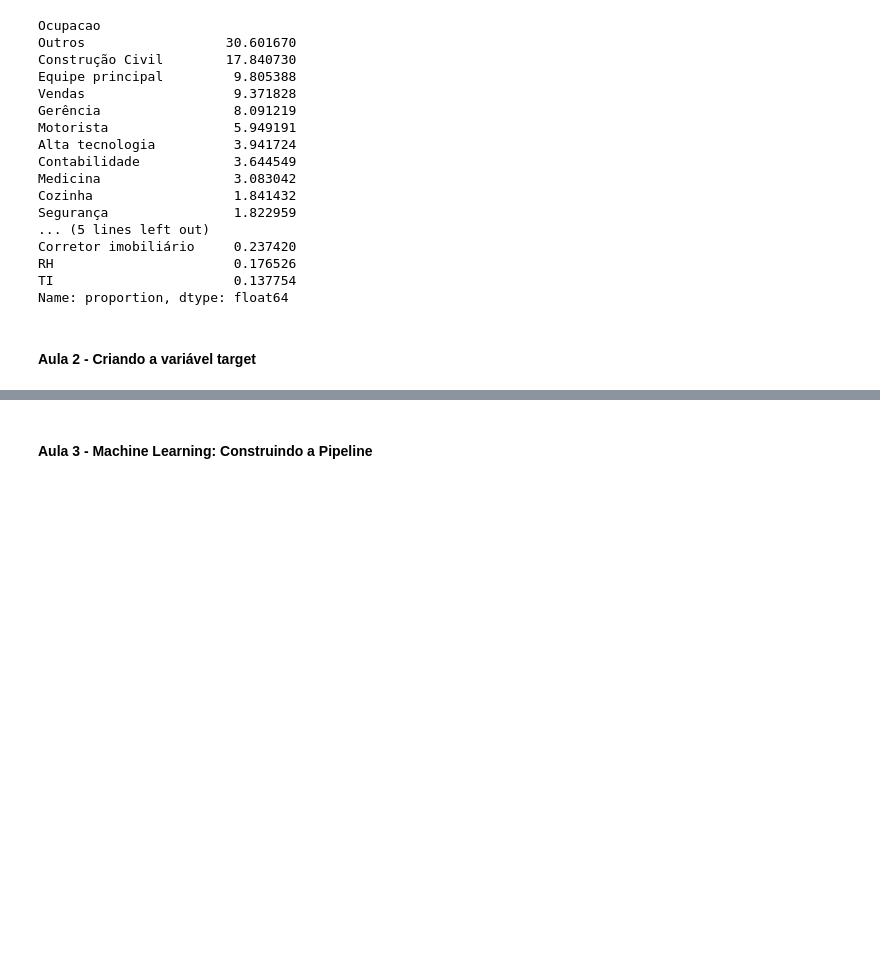
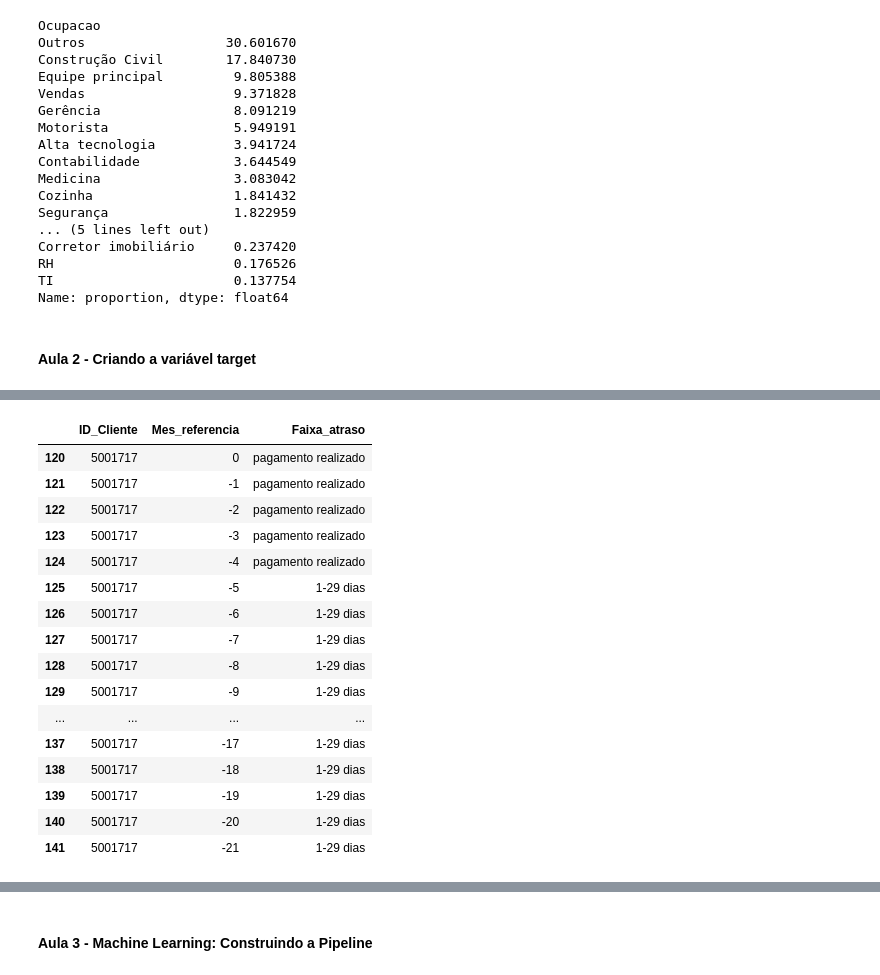
Before and after one commit to RicardViana/fiap-data-viz-and-production-models, a Jupyter notebook: deploy_de_aplicacoes.ipynb, the cells around one changed output, grey strips where cells are left out. Drawn from its saved outputs; the diff is of its cells as text; code cells hidden in the pictures; blank space fills up the shorter version.

```diff
--- a/deploy_de_aplicacoes.ipynb
+++ b/deploy_de_aplicacoes.ipynb
@@ -427,3 +427,8 @@ TI                       0.137754
 Name: proportion, dtype: float64
 # %% [markdown]
 #### **Aula 2 - Criando a variável target**
+# %%
+# Importar dados cadastrado
+
+link = 'https://raw.githubusercontent.com/FIAP/Pos_Tech_DTAT/dd201a034223a16732c6f639b40600b26bd3129c/dados/clientes_aprovados.csv'
+aprovados = pd.read_csv(link, sep= ",")
@@ -429,0 +461,22 @@ Name: proportion, dtype: float64
+# %%
+# Fazer o filtro usando .query
+
+aprovados.query('ID_Cliente == 5001717')
+# %% [output]
+|  | ID_Cliente | Mes_referencia | Faixa_atraso |
+| 120 | 5001717 | 0 | pagamento realizado |
+| 121 | 5001717 | -1 | pagamento realizado |
+| 122 | 5001717 | -2 | pagamento realizado |
+| 123 | 5001717 | -3 | pagamento realizado |
+| 124 | 5001717 | -4 | pagamento realizado |
+| 125 | 5001717 | -5 | 1-29 dias |
+| 126 | 5001717 | -6 | 1-29 dias |
+| 127 | 5001717 | -7 | 1-29 dias |
+| 128 | 5001717 | -8 | 1-29 dias |
+| 129 | 5001717 | -9 | 1-29 dias |
+| ... | ... | ... | ... |
+| 137 | 5001717 | -17 | 1-29 dias |
+| 138 | 5001717 | -18 | 1-29 dias |
+| 139 | 5001717 | -19 | 1-29 dias |
+| 140 | 5001717 | -20 | 1-29 dias |
+| 141 | 5001717 | -21 | 1-29 dias |
```
Also changed, not shown: parts of 13 cells of this notebook.
